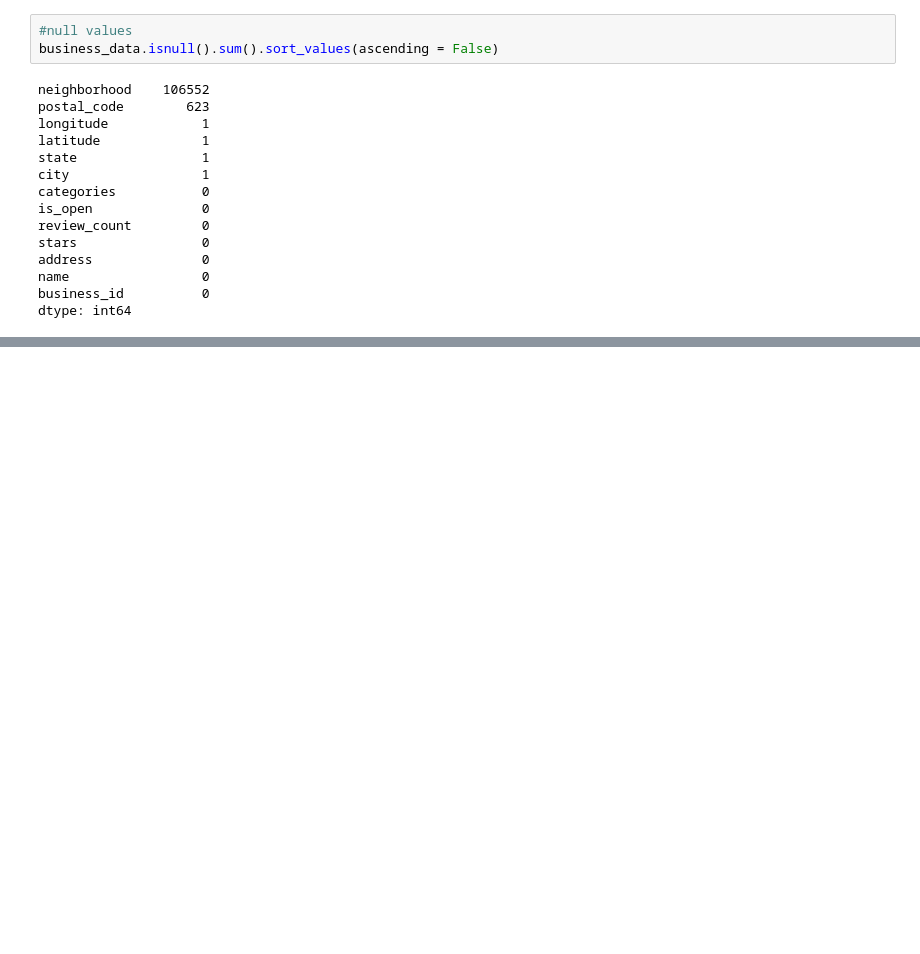
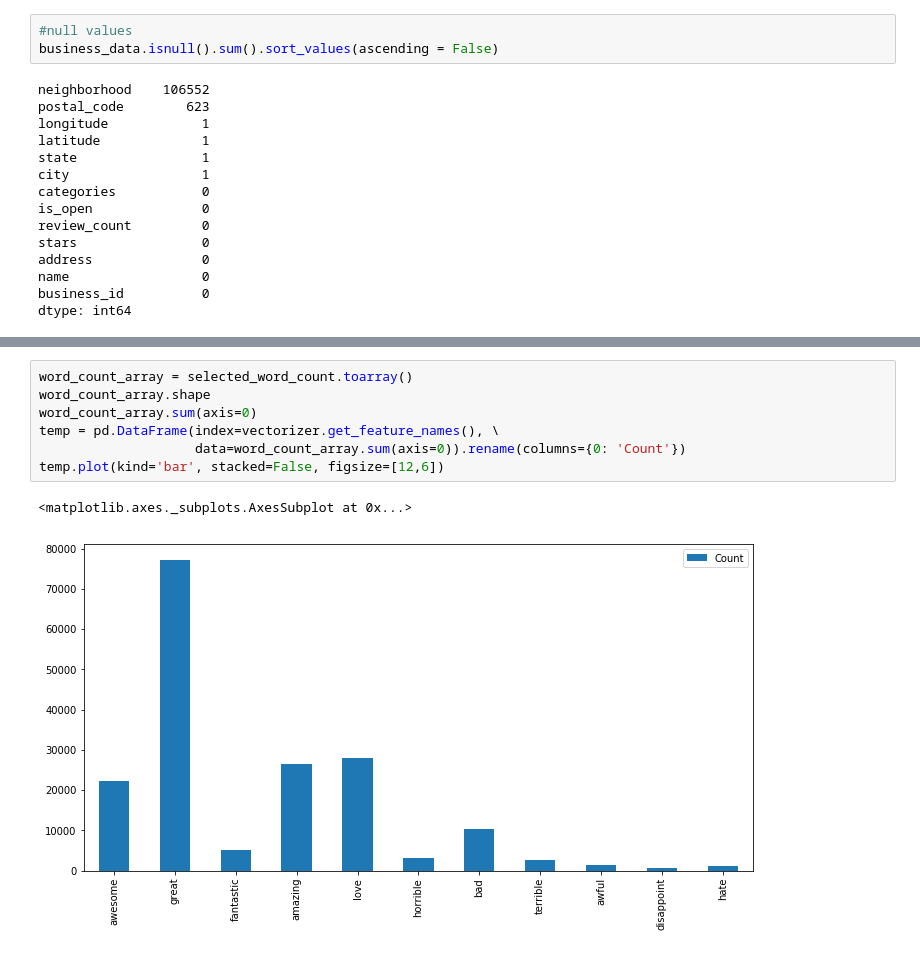
Before and after one commit to LCalso/Calso_Project1_Yelp-Star-Rating, a Jupyter notebook: Calso_Project1_Yelp.ipynb, the cells around one changed output, grey strips where cells are left out. Drawn from its saved outputs; the diff is of its cells as text; blank space fills up the shorter version.

```diff
--- a/Calso_Project1_Yelp.ipynb
+++ b/Calso_Project1_Yelp.ipynb
@@ -132,0 +216,10 @@ f.set_xlabel('Number of businesses');
+# %%
+word_count_array = selected_word_count.toarray()
+word_count_array.shape
+word_count_array.sum(axis=0)
+temp = pd.DataFrame(index=vectorizer.get_feature_names(), \
+                    data=word_count_array.sum(axis=0)).rename(columns={0: 'Count'})
+temp.plot(kind='bar', stacked=False, figsize=[12,6])
+# %% [output]
+<matplotlib.axes._subplots.AxesSubplot at 0x...>
+[figure, added]
```
Also changed, not shown: parts of 28 cells of this notebook.
